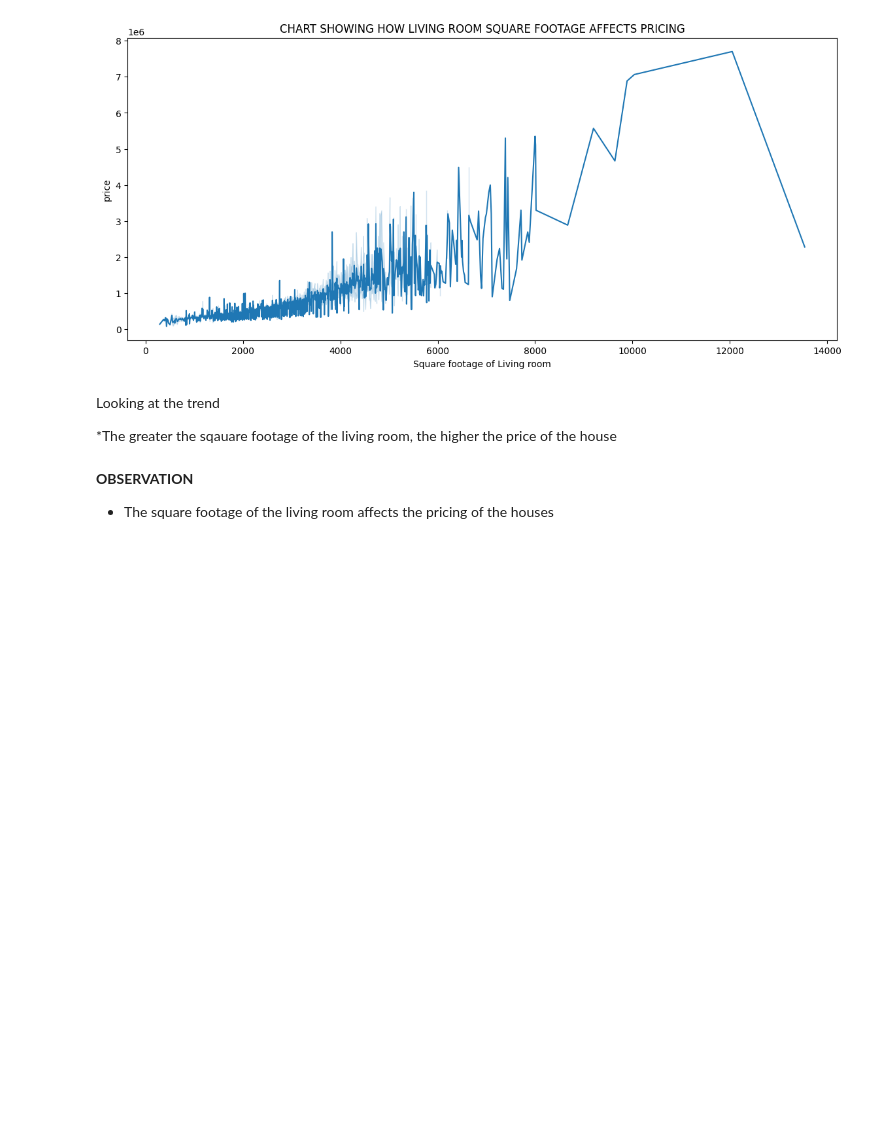
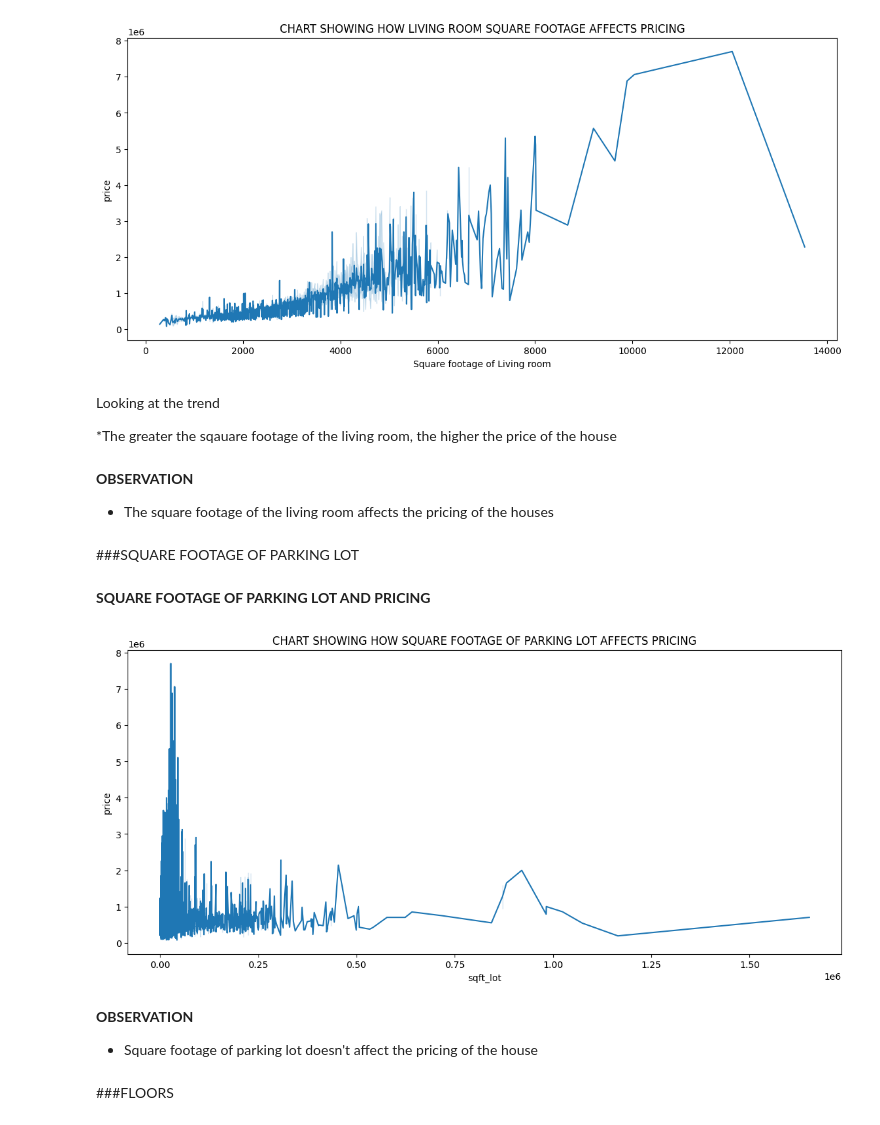
Before and after one commit to MikeDeecode/KC-properties-price-analysis, a Jupyter notebook: kc_properties_analysis.ipynb, the cells around one changed output. Drawn from its saved outputs; the diff is of its cells as text; code cells hidden in the pictures; blank space fills up the shorter version.

```diff
--- a/kc_properties_analysis.ipynb
+++ b/kc_properties_analysis.ipynb
@@ -246,5 +246,20 @@ Looking at the trend
 **OBSERVATION**
 
 * The square footage of the living room affects the pricing of the houses
+# %% [markdown]
+###SQUARE FOOTAGE OF PARKING LOT
+# %% [markdown]
+**SQUARE FOOTAGE OF PARKING LOT AND PRICING**
+# %%
+plt.figure(figsize = (14, 6))
+sns.lineplot('sqft_lot', 'price', data = kc_properties)
+plt.title("CHART SHOWING HOW SQUARE FOOTAGE OF PARKING LOT AFFECTS PRICING")
+plt.show()
+# %% [output]
+[figure, added]
+# %% [markdown]
+**OBSERVATION**
+
+* Square footage of parking lot doesn't affect the pricing of the house
 # %% [markdown]
-###
+###FLOORS
```
Also changed, not shown: parts of 9 cells of this notebook.
